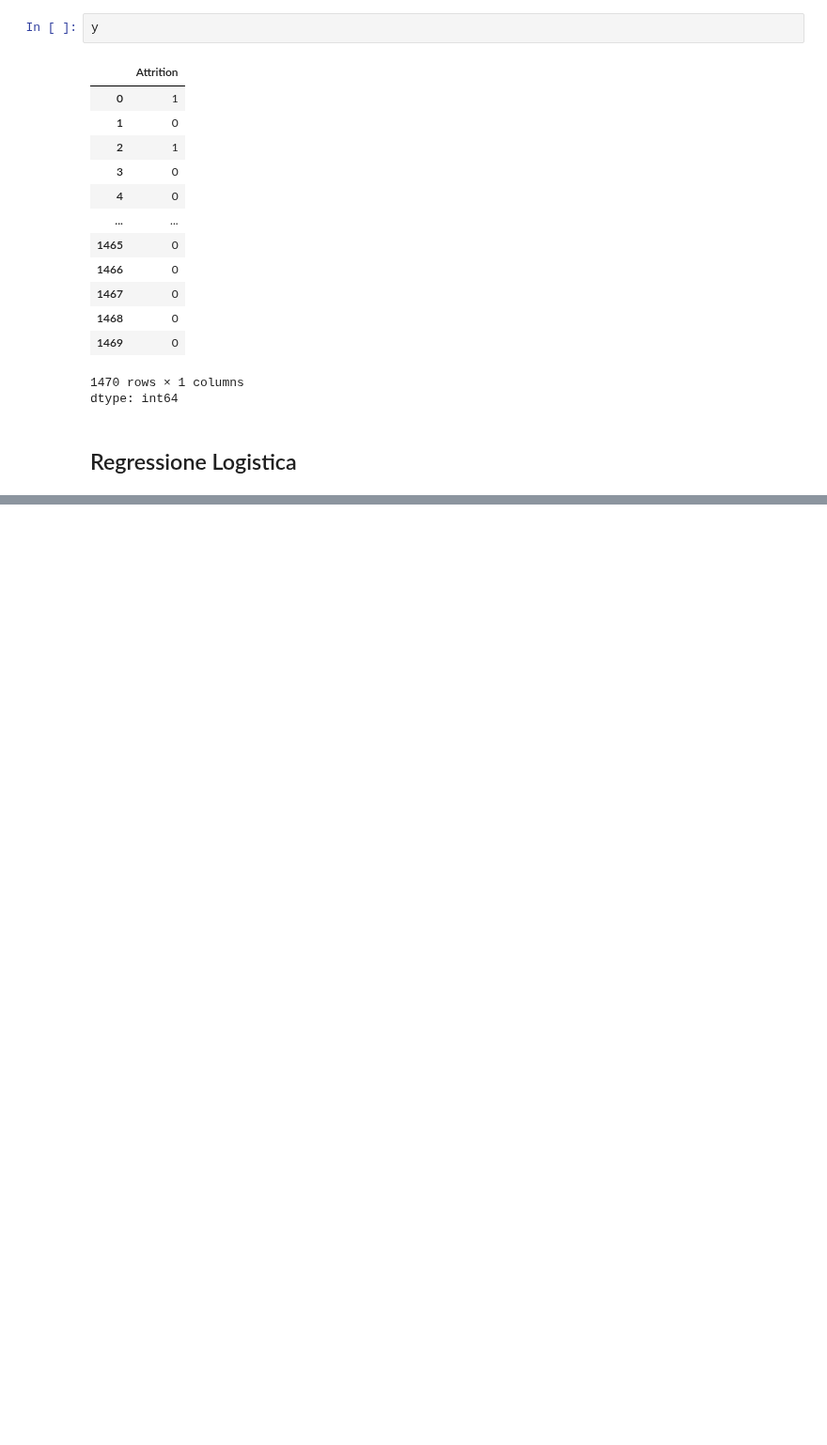
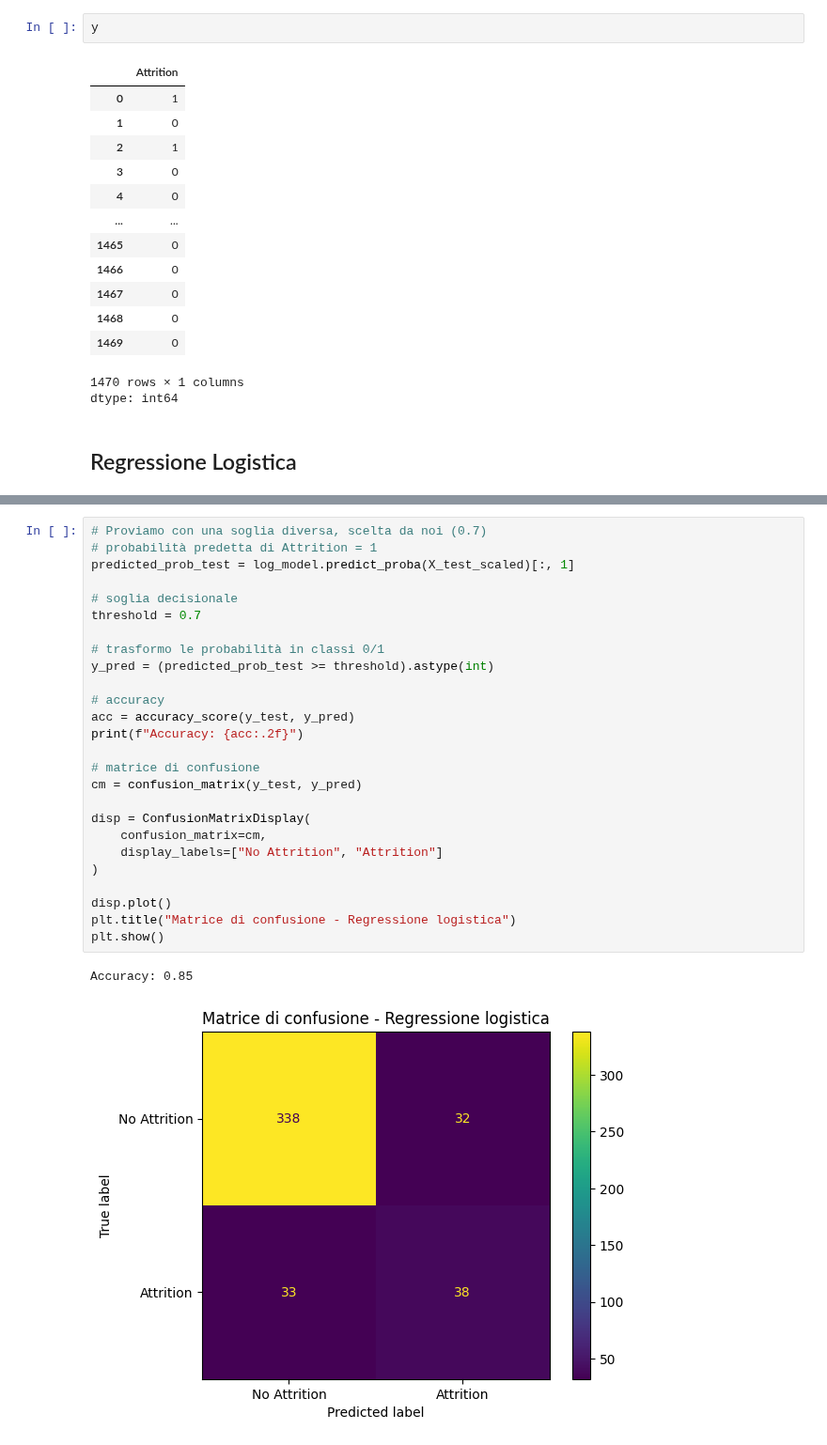
Before and after one commit to margheritamarinelli/Progetto-Data-Science-gruppo-9, a Jupyter notebook: notebook/Progetto_Data_Science_gruppo9.ipynb, the cells around one changed output, grey strips where cells are left out. Shown at 94% size. Drawn from its saved outputs; the diff is of its cells as text; blank space fills up the shorter version.

```diff
--- a/notebook/Progetto_Data_Science_gruppo9.ipynb
+++ b/notebook/Progetto_Data_Science_gruppo9.ipynb
@@ -531,0 +572,29 @@ dtype: int64
+# %%
+# Proviamo con una soglia diversa, scelta da noi (0.7)
+# probabilità predetta di Attrition = 1
+predicted_prob_test = log_model.predict_proba(X_test_scaled)[:, 1]
+
+# soglia decisionale
+threshold = 0.7
+
+# trasformo le probabilità in classi 0/1
+y_pred = (predicted_prob_test >= threshold).astype(int)
+
+# accuracy
+acc = accuracy_score(y_test, y_pred)
+print(f"Accuracy: {acc:.2f}")
+
+# matrice di confusione
+cm = confusion_matrix(y_test, y_pred)
+
+disp = ConfusionMatrixDisplay(
+    confusion_matrix=cm,
+    display_labels=["No Attrition", "Attrition"]
+)
+
+disp.plot()
+plt.title("Matrice di confusione - Regressione logistica")
+plt.show()
+# %% [output]
+Accuracy: 0.85
+[figure, added]
```
Also changed, not shown: parts of 14 cells of this notebook.
